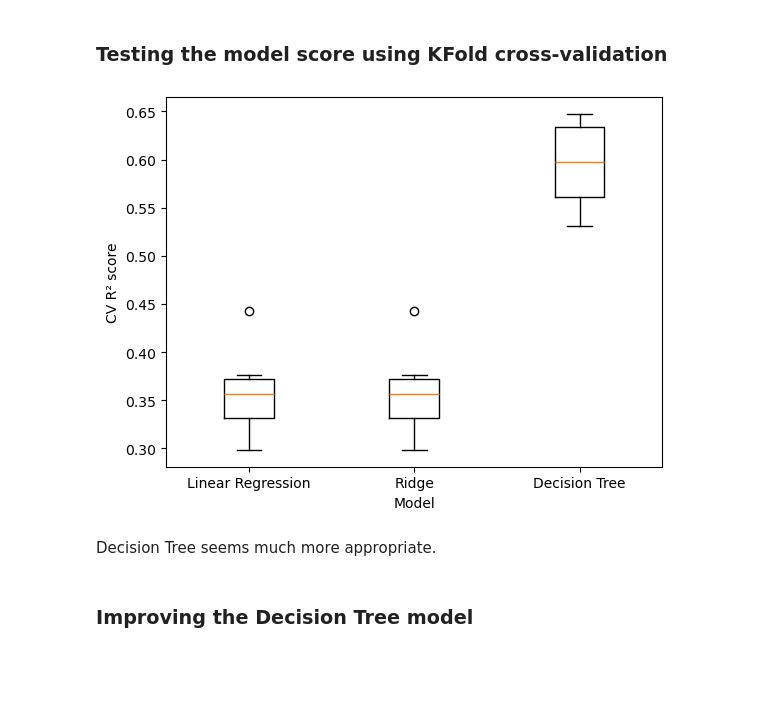
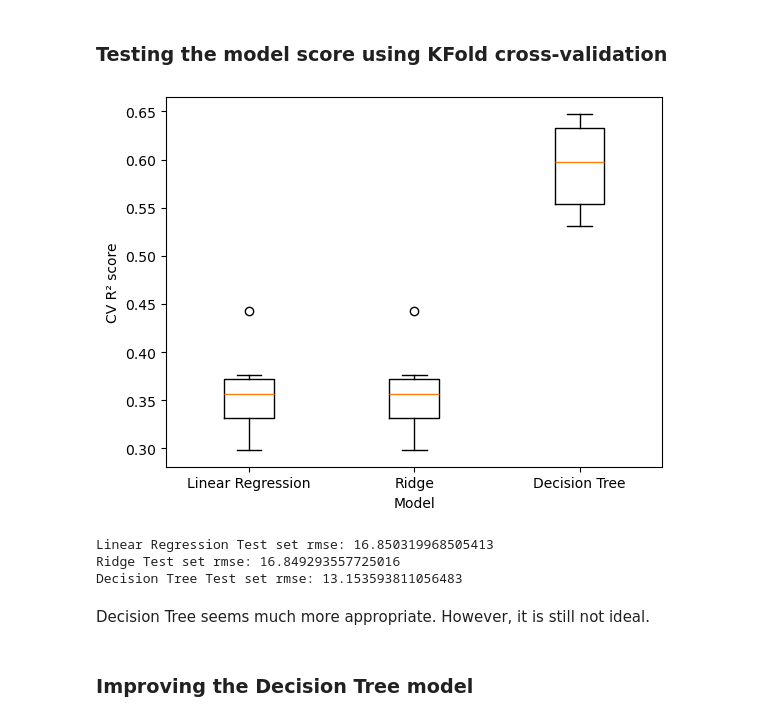
Before and after one commit to flylight-max/EDA_exam_CodeOp, a Jupyter notebook: analysis.ipynb, the cells around one changed output. Saved outputs shown, nothing was run; the diff lists cells and outputs as text; code cells hidden in the pictures; blank space fills up the shorter version.

```diff
--- a/analysis.ipynb
+++ b/analysis.ipynb
@@ -1195,11 +1208,17 @@ X_comb_test_scaled = normal_to_max.transform(X_comb_test)
 # %%
 DecTreeReg = DecisionTreeRegressor(max_depth=11, min_samples_leaf=0.02, random_state=1984)
 
 models_b = {"Linear Regression":linearReg, "Ridge":ridge, "Decision Tree":DecTreeReg}
-visu_cv_score(models_b,X_comb_train_scaled,y_comb_train)
+visu_cv_score(models_b,X_comb_train,y_comb_train)
 # %% [output]
-[figure, old version]
+[figure, new version]
+# %%
+rmse_regression_models(models_b,X_comb_train,y_comb_train,X_comb_test,y_comb_test)
+# %% [output]
+Linear Regression Test set rmse: 16.850319968505413
+Ridge Test set rmse: 16.849293557725016
+Decision Tree Test set rmse: 13.153593811056483
 # %% [markdown]
-Decision Tree seems much more appropriate.
+Decision Tree seems much more appropriate. However, it is still not ideal.
 # %% [markdown]
 ### **Improving the Decision Tree model**
```
Also changed, not shown: parts of 17 cells of this notebook, 2 other files.
